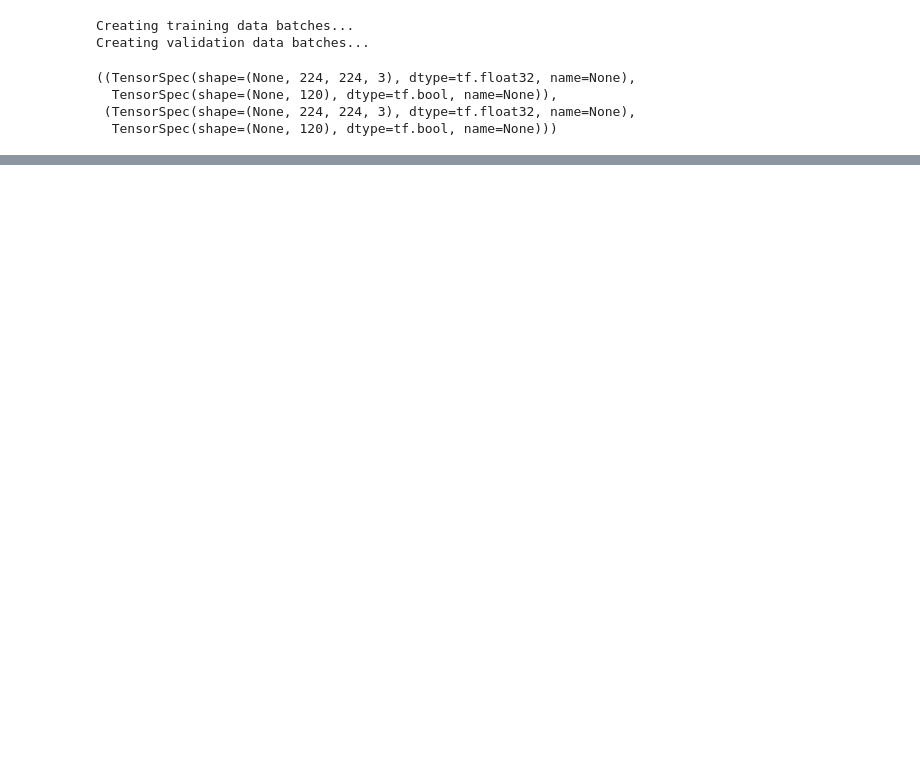
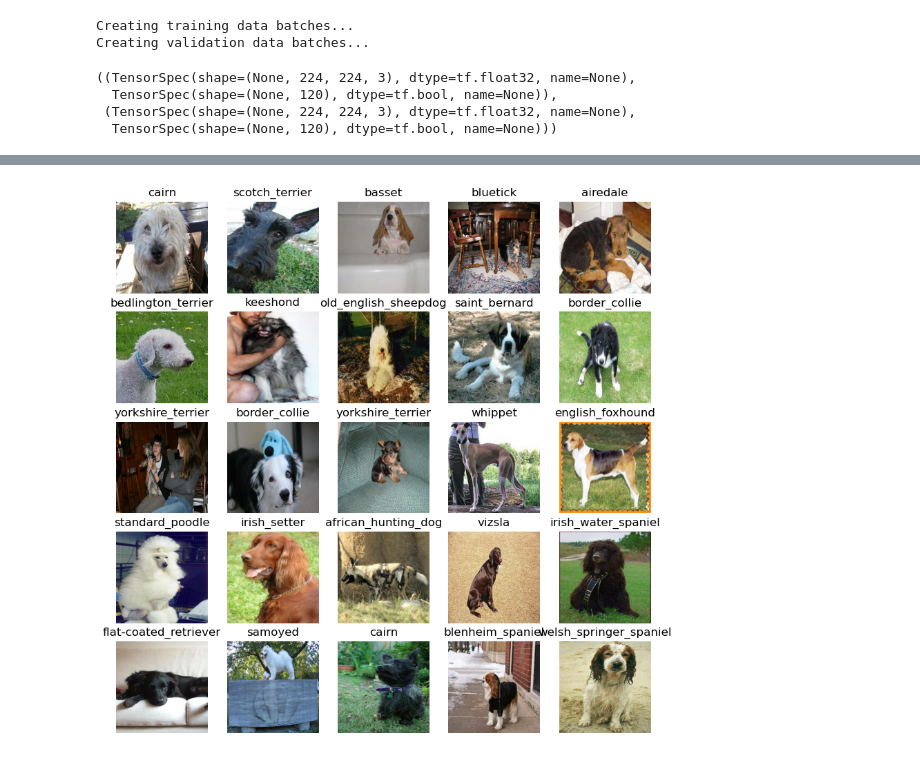
Before and after one commit to Niaziz007/AI-ML, a Jupyter notebook: ML_Projects/Untitled Folder/End-to-end Multil-class classification.ipynb, the cells around one changed output, grey strips where cells are left out. Drawn from its saved outputs; the diff is of its cells as text; code cells hidden in the pictures; blank space fills up the shorter version.

```diff
--- a/ML_Projects/Untitled Folder/End-to-end Multil-class classification.ipynb
+++ b/ML_Projects/Untitled Folder/End-to-end Multil-class classification.ipynb
@@ -468,0 +508,6 @@ train_data.element_spec, val_data.element_spec
+# %%
+# Now lets visualize the data in validation set
+val_images, val_lables = next(val_data.as_numpy_iterator())
+show_25_images(val_images, val_lables)
+# %% [output]
+[figure, added]
```
Also changed, not shown: parts of 10 cells of this notebook.
